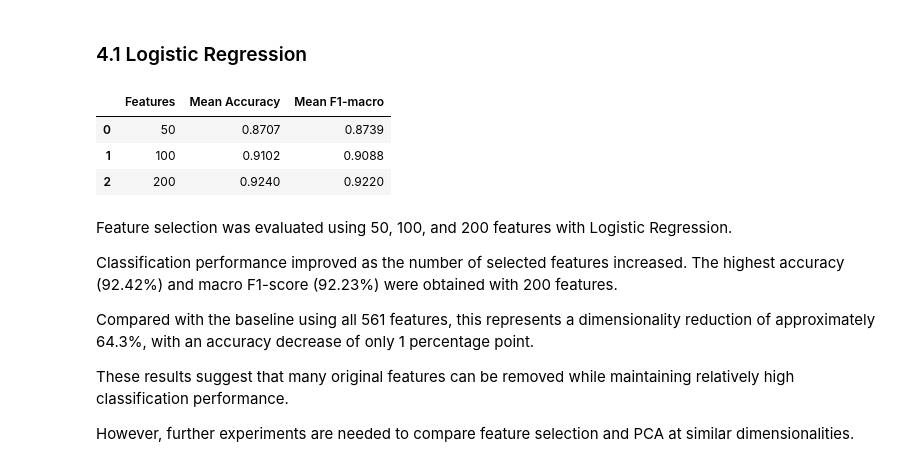
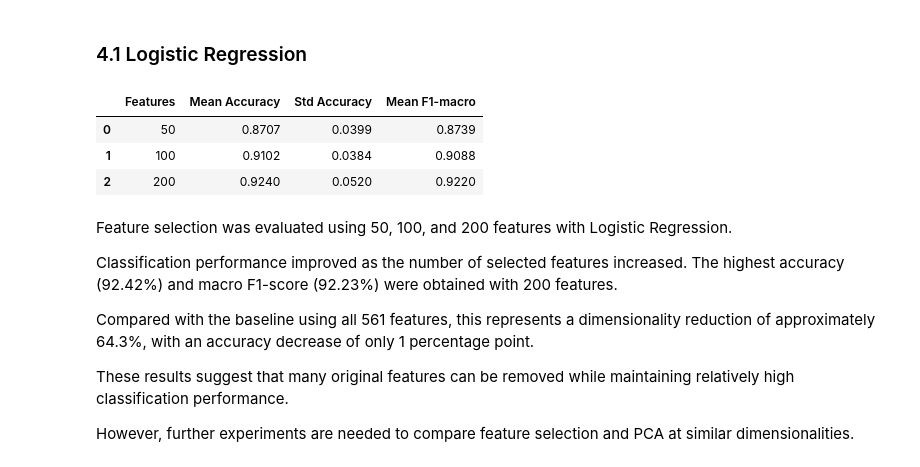
Before and after one commit to PrincesseVoiture/Hands-on-ML, a Jupyter notebook: HAR.ipynb, the cells around one changed output. Saved outputs shown, nothing was run; the diff lists cells and outputs as text; code cells hidden in the pictures.

```diff
--- a/HAR.ipynb
+++ b/HAR.ipynb
@@ -678,37 +686,38 @@ from sklearn.feature_selection import SelectKBest, f_classif
 feature_counts = [50, 100, 200]
 
 lr_fs_results = []
 
 for k in feature_counts:
     pipeline = Pipeline([
         ("scaler", StandardScaler()),
         ("selector", SelectKBest(score_func=f_classif, k=k)),
         ("classifier", LogisticRegression(max_iter=2000))
     ])
 
     scores = cross_validate(
         pipeline,
         X_train,
         y_train,
         groups=groups,
         cv=cv,
         scoring=["accuracy", "f1_macro"],
         n_jobs=-1
     )
 
     lr_fs_results.append({
         "Features": k,
         "Mean Accuracy": scores["test_accuracy"].mean(),
+        "Std Accuracy": scores["test_accuracy"].std(ddof=1),
         "Mean F1-macro": scores["test_f1_macro"].mean()
     })
 
 lr_fs_df = pd.DataFrame(lr_fs_results)
 display(lr_fs_df.round(4))
 # %% [output]
-|  | Features | Mean Accuracy | Mean F1-macro |
-| 0 | 50 | 0.8707 | 0.8739 |
-| 1 | 100 | 0.9102 | 0.9088 |
-| 2 | 200 | 0.9240 | 0.9220 |
+|  | Features | Mean Accuracy | Std Accuracy | Mean F1-macro |
+| 0 | 50 | 0.8707 | 0.0399 | 0.8739 |
+| 1 | 100 | 0.9102 | 0.0384 | 0.9088 |
+| 2 | 200 | 0.9240 | 0.0520 | 0.9220 |
 # %% [markdown]
 Feature selection was evaluated using 50, 100, and 200 features with Logistic Regression.
 
```
Also changed, not shown: parts of 13 cells of this notebook, 1 other file.
